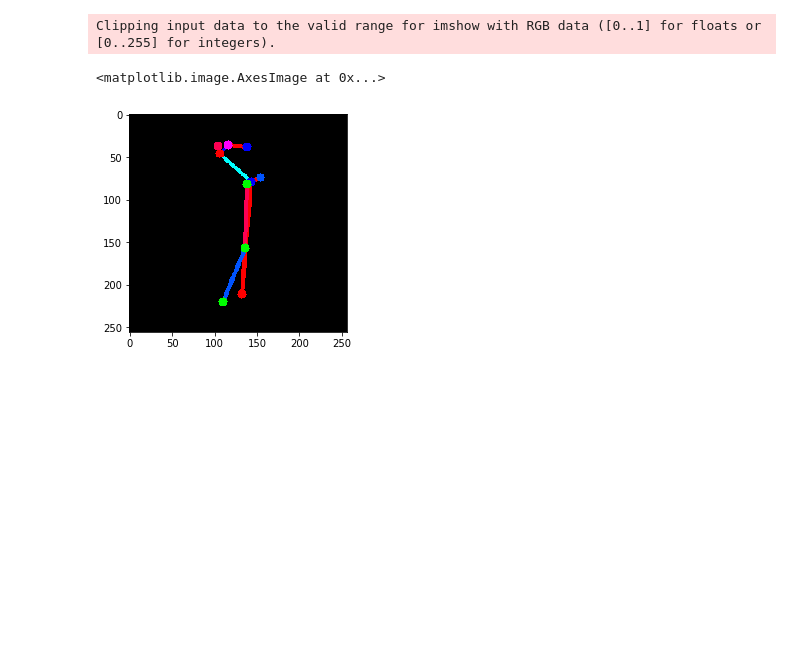
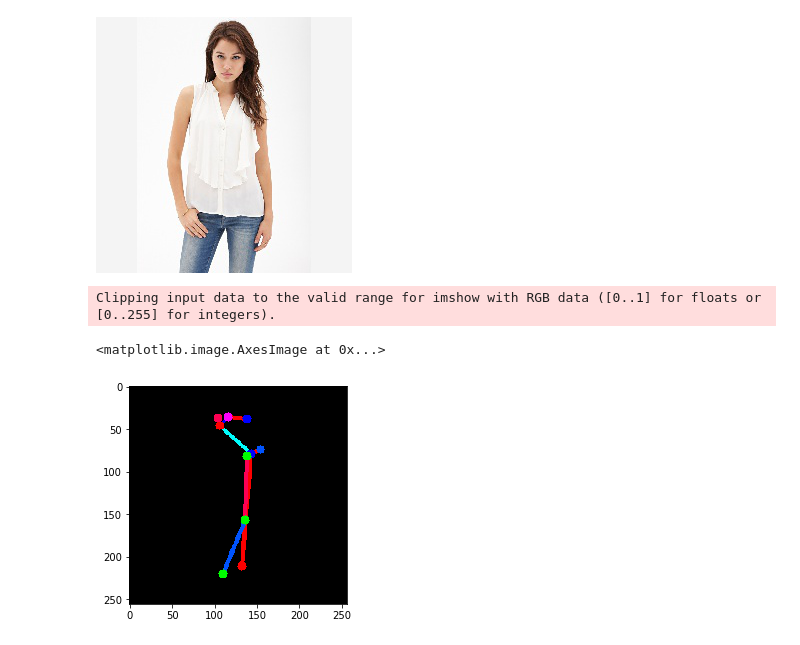
Before and after one commit to samringer/fashion_killer, a Jupyter notebook: v_u_net/inference/Inference_Sandbox.ipynb, the cells around one changed output. Cells and saved outputs as stored; diff of their text form; code cells hidden in the pictures; blank space fills up the shorter version.

```diff
--- a/v_u_net/inference/Inference_Sandbox.ipynb
+++ b/v_u_net/inference/Inference_Sandbox.ipynb
@@ -4,3 +6,7 @@ sys.path.append('/home/sam/git/Fashion_Killer')
+# %%
+Image.open('/home/sam/data/deepfashion/test/01617_1.jpg')
+# %% [output]
+[figure, added]
 # %%
 %load_ext autoreload
 %autoreload 2
```
Also changed, not shown: parts of 1 cell of this notebook, 50 other files.
